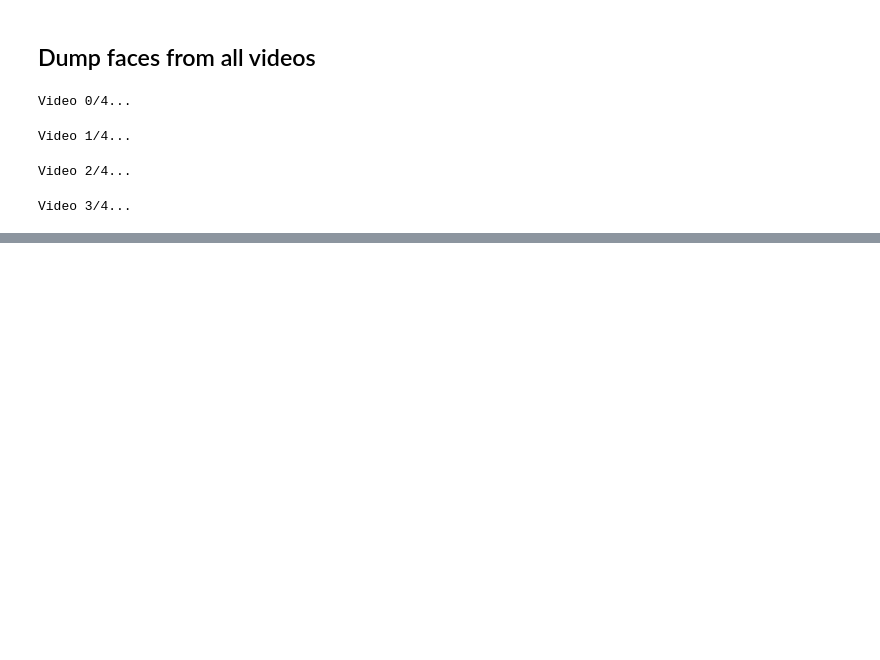
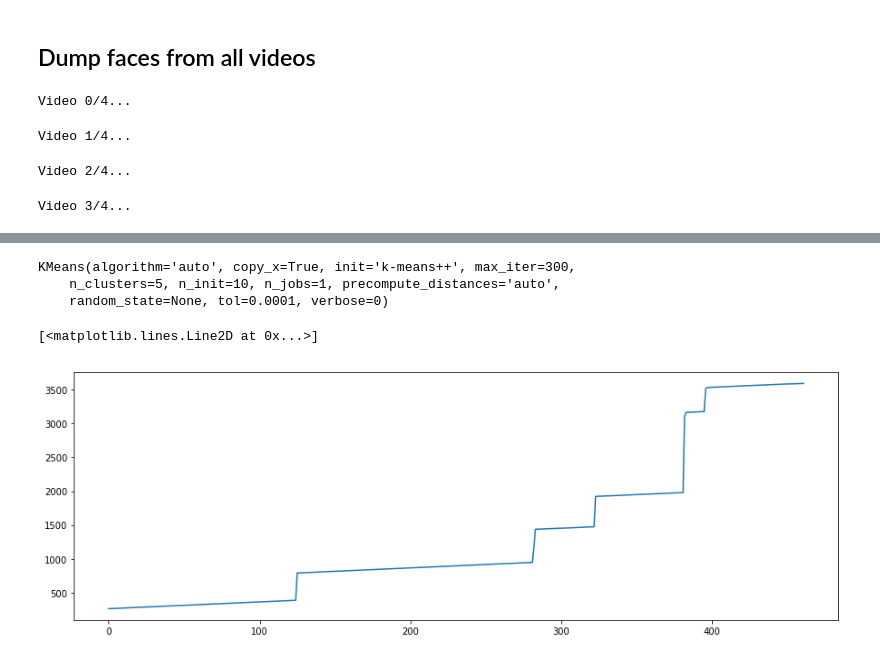
Before and after one commit to Alicegaz/CrimeCamera, a Jupyter notebook: FaceClustering.ipynb, the cells around one changed output, grey strips where cells are left out. Cells and saved outputs as stored; diff of their text form; code cells hidden in the pictures; blank space fills up the shorter version.

```diff
--- a/FaceClustering.ipynb
+++ b/FaceClustering.ipynb
@@ -238,0 +260,44 @@ np.save('./descriptors/all_descriptors.npy', all_descr)
+# %%
+faces_paths = [('./descriptors/faces1.npy', 5),
+               ('./descriptors/faces2.npy', 4),
+               ('./descriptors/faces3.npy', 4),
+               ('./descriptors/faces4.npy', 4)]
+
+for faces_path in faces_paths:
+    fpath, k = faces_path
+    faces = np.load(fpath)
+    descrs = faces[:, 1:129]
+
+    kmeans = KMeans(n_clusters=k)
+    kmeans.fit(descrs)
+
+    dump_fname = '{}_{}centroids.npy'.format(basename(fpath)[:-4], k)
+    np.save(join('./descriptors/', dump_fname), kmeans.cluster_centers_)
+# %%
+descrs = np.load(faces_paths[0][0])[:, 1:129]
+k = faces_paths[0][1]
+kmeans = KMeans(n_clusters=k)
+kmeans.fit(descrs)
+# %% [output]
+KMeans(algorithm='auto', copy_x=True, init='k-means++', max_iter=300,
+    n_clusters=5, n_init=10, n_jobs=1, precompute_distances='auto',
+    random_state=None, tol=0.0001, verbose=0)
+# %%
+frames = []
+face_id = 2
+faces = np.load(faces_paths[0][0])
+for face in faces:
+    frame_idx = int(face[0])
+    descr = face[1:129]
+    cl = kmeans.predict(descr[np.newaxis, :])
+    if cl == face_id:
+        frames.append(frame_idx)
+frames = np.array(frames)
+# %%
+rcParams['figure.figsize'] = (15, 5)
+# %%
+plt.figure(figsize=(15, 5))
+plt.plot(frames)
+# %% [output]
+[<matplotlib.lines.Line2D at 0x...>]
+[figure, added]
```
Also changed, not shown: parts of 12 cells of this notebook.
